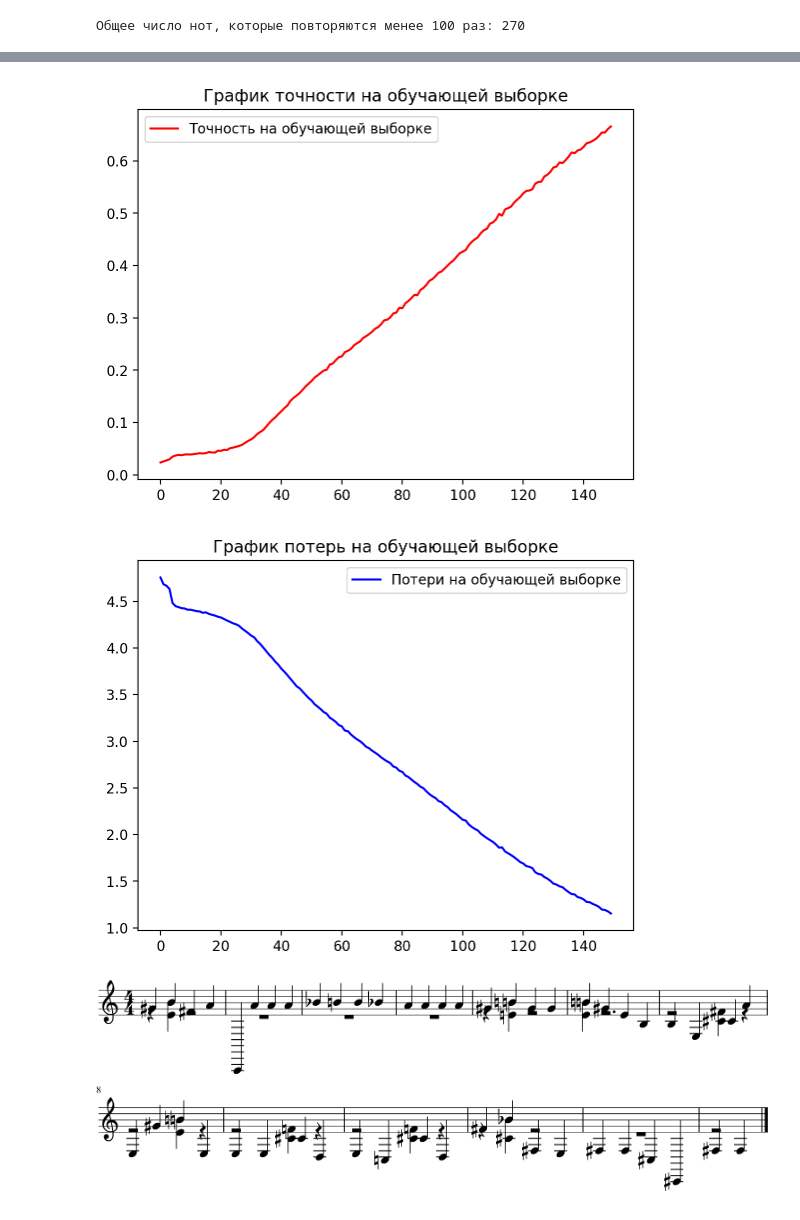
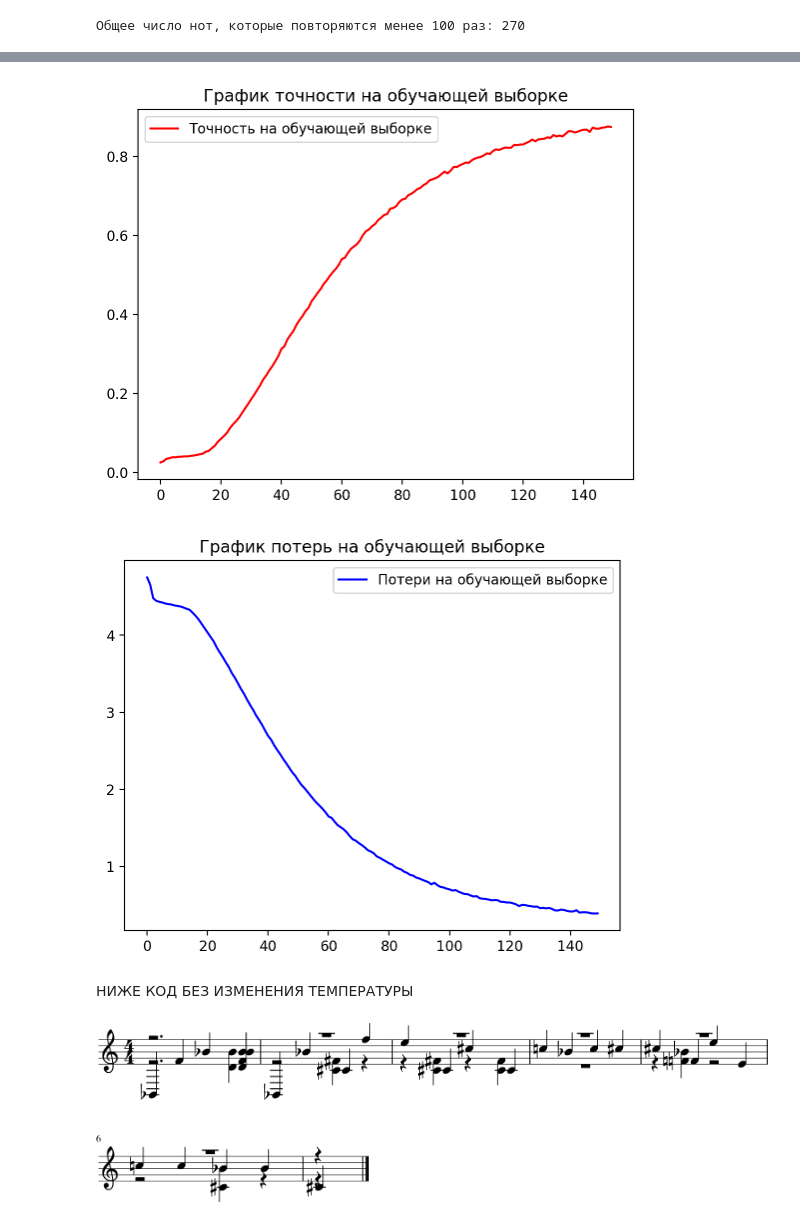
Before and after one commit to Maxxx-VS/The-Founder, a Jupyter notebook: 24_4_Music.ipynb, the cells around one changed output, grey strips where cells are left out. Saved outputs shown, nothing was run; the diff lists cells and outputs as text; code cells hidden in the pictures.

```diff
--- a/24_4_Music.ipynb
+++ b/24_4_Music.ipynb
@@ -284,5 +284,5 @@ print(f'Форма выходных данных: {y.shape}')
 # %%
-X_train, X_seed, y_train, y_seed = train_test_split(X, y, test_size=0.2, random_state=42)
+X_train, X_seed, y_train, y_seed = train_test_split(X, y, test_size=0.1, random_state=42)
 # %%
 model = Sequential()
 
@@ -345,8 +345,10 @@ plt.title('График потерь на обучающей выборке')
 plt.legend()
 plt.show()
 # %% [output]
-[figure, old version]
+[figure, new version]
-[figure, old version]
+[figure, new version]
+# %% [markdown]
+НИЖЕ КОД БЕЗ ИЗМЕНЕНИЯ ТЕМПЕРАТУРЫ
 # %%
 def music_generator(seq_len):
     # случайный выбор начальной последовательности
@@ -384,13 +386,13 @@ def music_generator(seq_len):
 
     return chords_n_notes(music)
 # %%
-genMusic = music_generator(50)
+genMusic = music_generator(25)
 genMidi = stream.Stream(genMusic)
 
 # Отобразим нотный стан
 genMidi.show()
 # %% [output]
-[figure, old version]
+[figure, new version]
 # %%
 # Выведем в виде звуковой дорожки
 genMidi.show('midi')
```
Also changed, not shown: parts of 14 cells of this notebook.
